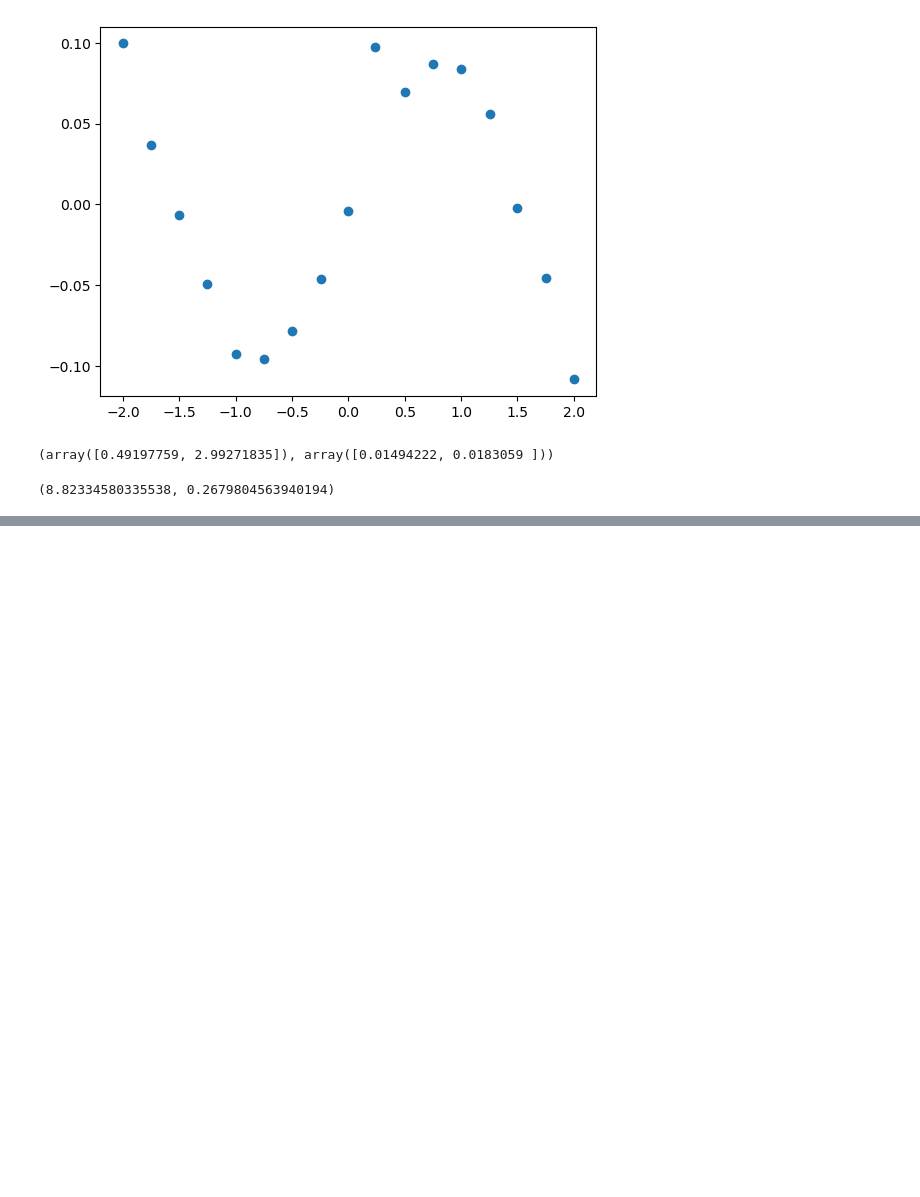
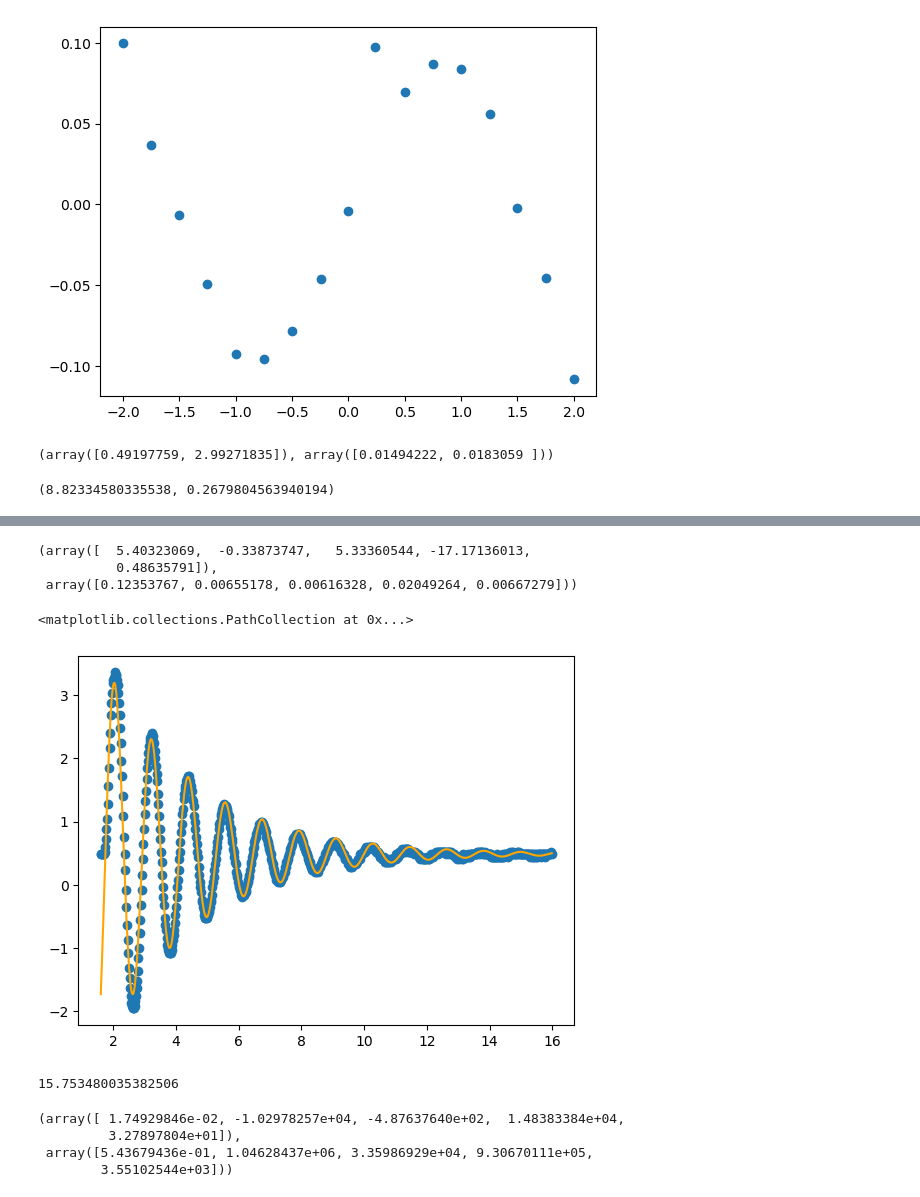
Before and after one commit to QuantumPower4/LabIntermedio2024-2, a Jupyter notebook: Oscilador Torsional/Untitled.ipynb, the cells around one changed output, grey strips where cells are left out. Drawn from its saved outputs; the diff is of its cells as text; code cells hidden in the pictures; blank space fills up the shorter version.

```diff
--- a/Oscilador Torsional/Untitled.ipynb
+++ b/Oscilador Torsional/Untitled.ipynb
@@ -124,0 +183,26 @@ params4[0]*kappa_teo/k_teo, np.sqrt(np.diag(pcov4))[0]*kappa_teo/k_teo
+# %%
+data_sub3 = pd.read_excel(io = "Datos.xlsx", sheet_name = "Sub3",engine="openpyxl", names=["t", "V"], header=None)
+
+data_sub3 = data_sub3[80:800].reset_index()
+
+time3 = data_sub3["t"].to_numpy()
+V3 = data_sub3["V"].to_numpy()
+# %%
+params7, pcov7 = s.optimize.curve_fit(subamort,time3,V3,maxfev = 20000)
+
+params7, np.sqrt(np.diag(pcov7))
+# %% [output]
+(array([  5.40323069,  -0.33873747,   5.33360544, -17.17136013,
+          0.48635791]),
+ array([0.12353767, 0.00655178, 0.00616328, 0.02049264, 0.00667279]))
+# %%
+plt.plot(time3,subamort(time3,*params7), color="orange")
+plt.scatter(time3, V3)
+# %% [output]
+<matplotlib.collections.PathCollection at 0x...>
+[figure, added]
+# %%
+Q3 = np.sqrt(params7[2]**2+(params7[1]/2)**2)/np.abs(params7[1])
+Q3
+# %% [output]
+15.753480035382506
@@ -124,0 +222,9 @@ params4[0]*kappa_teo/k_teo, np.sqrt(np.diag(pcov4))[0]*kappa_teo/k_teo
+# %%
+params8, pcov8 = s.optimize.curve_fit(critic,time4,V4,maxfev = 200000)
+
+params8, np.sqrt(np.diag(pcov8))
+# %% [output]
+(array([ 1.74929846e-02, -1.02978257e+04, -4.87637640e+02,  1.48383384e+04,
+         3.27897804e+01]),
+ array([5.43679436e-01, 1.04628437e+06, 3.35986929e+04, 9.30670111e+05,
+        3.55102544e+03]))
```
Also changed, not shown: parts of 19 cells of this notebook, 1 other file.
